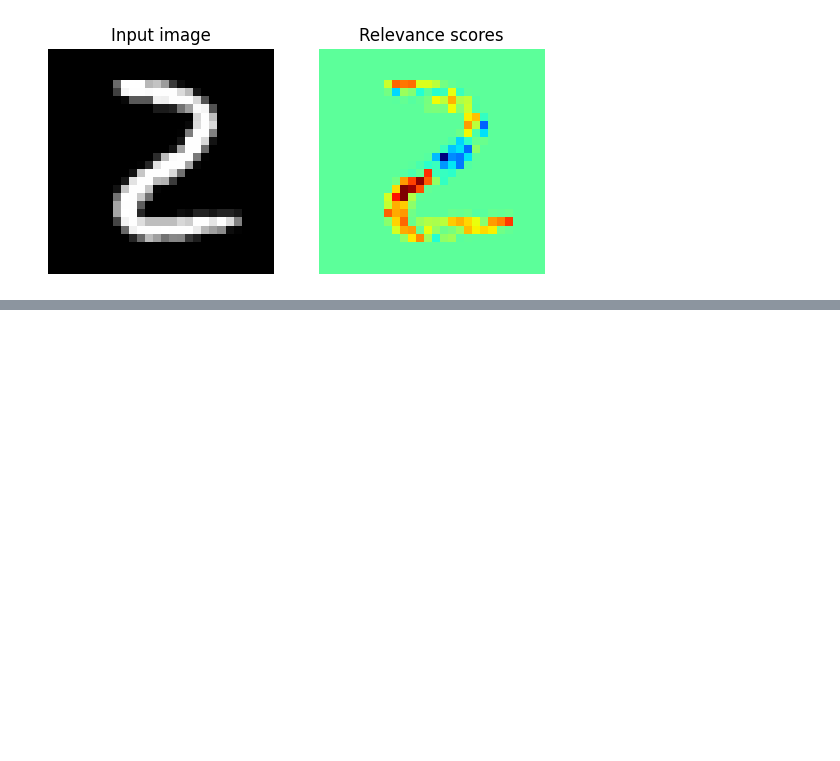
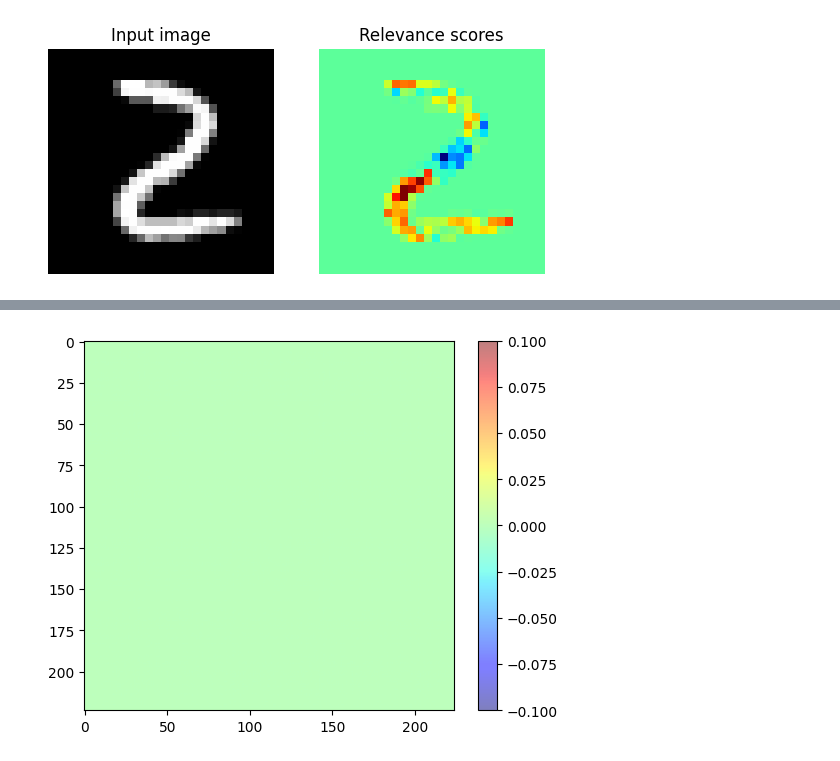
Before and after one commit to mobile-cloud-computing/XAIMethodsAnalysis, a Jupyter notebook: XAIANAlysis.ipynb, the cells around one changed output, grey strips where cells are left out. Drawn from its saved outputs; the diff is of its cells as text; code cells hidden in the pictures; blank space fills up the shorter version.

```diff
--- a/XAIANAlysis.ipynb
+++ b/XAIANAlysis.ipynb
@@ -881,0 +903,22 @@ Predicted class: 2
+# %%
+# Define the occlusion size
+occlusion_size = 50
+
+# Loop through the image and perform occlusion sensitivity analysis
+output_size = model.predict(x.reshape(1, 224, 224, 3)).shape[1]
+occlusion_map = np.zeros((224, 224))
+for i in range(0, 224, occlusion_size):
+    for j in range(0, 224, occlusion_size):
+        # Create the occluded image
+        occluded_img = np.copy(x)
+        occluded_img[i:i+occlusion_size, j:j+occlusion_size, :] = 0
+        # Get the output probability for the occluded image
+        output = model.predict(occluded_img.reshape(1, 224, 224, 3))
+        # Calculate the difference in output probabilities between the occluded and original image
+        occlusion_map[i:i+occlusion_size, j:j+occlusion_size] = output[0][np.argmax(output)] - output[0][np.argmax(model.predict(x.reshape(1, 224, 224, 3)))]
+
+# Plot the occlusion map
+plt.imshow(occlusion_map, cmap='jet', alpha=0.5)
+plt.colorbar()
+plt.show()
+# %% [output]
@@ -881,0 +942 @@ Predicted class: 2
+[figure, added]
```
Also changed, not shown: parts of 4 cells of this notebook.
